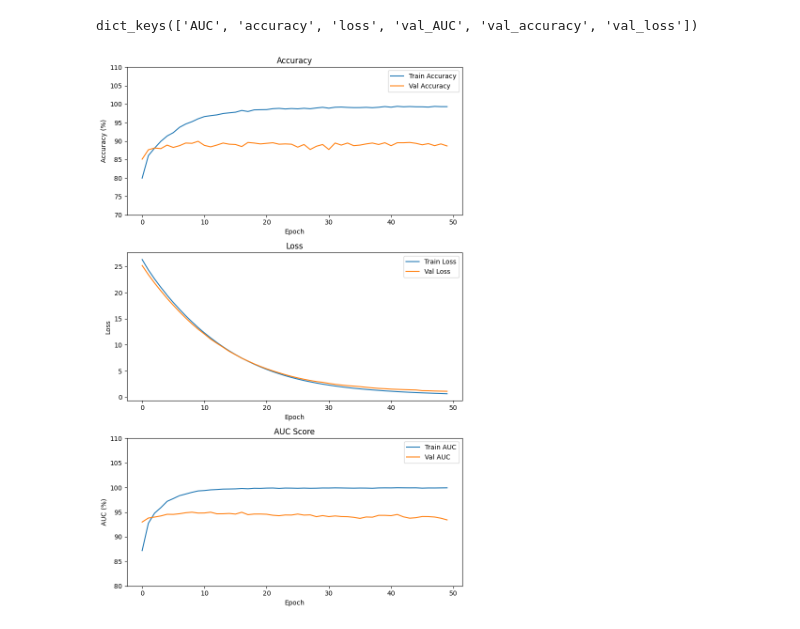
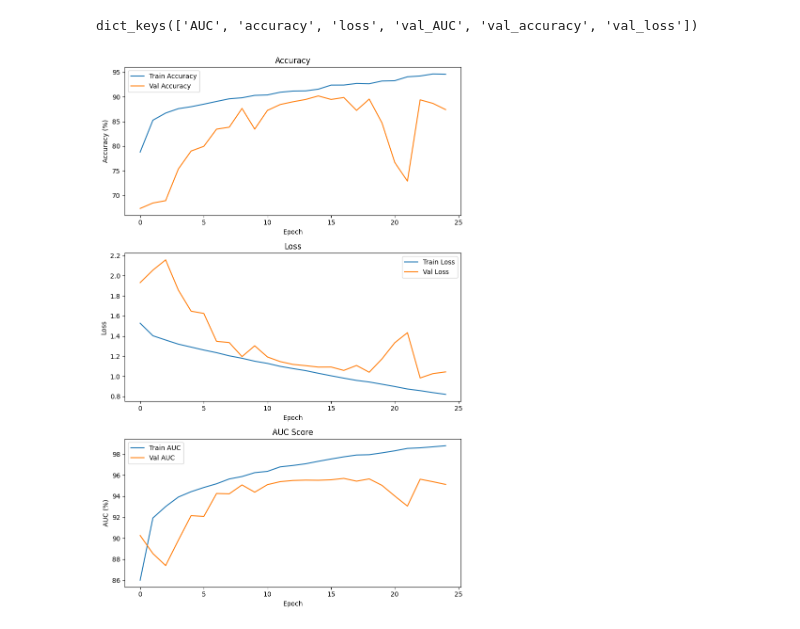
Before and after one commit to nishmakafle/thesis_research, a Jupyter notebook: final_improved_model.ipynb, the cells around one changed output. Saved outputs shown, nothing was run; the diff lists cells and outputs as text; code cells hidden in the pictures.

Commit message:
decreased neurons unfreeze 5 layers not good graph feb 26

```diff
--- a/final_improved_model.ipynb
+++ b/final_improved_model.ipynb
@@ -77,20 +77,23 @@ def build_model(image_size=(224, 224)):
     base_model = MobileNetV2(
         weights="imagenet", include_top=False, input_tensor=input_tensor
     )
-    for layer in base_model.layers[:-3]:
+
+    # Freeze all layers except the last 5 for fine-tuning
+    for layer in base_model.layers[:-5]:
         layer.trainable = False
-    for layer in base_model.layers[-3:]:
+    for layer in base_model.layers[-5:]:
         layer.trainable = True
 
-    x = Flatten()(base_model.output)
-    x = Dense(1024, activation="relu", kernel_regularizer=regularizers.l2(0.01))(x)
+    x = GlobalAveragePooling2D()(base_model.output)  # More efficient than Flatten
+    x = Dense(512, activation="relu", kernel_regularizer=regularizers.l2(0.001))(x)
     x = Dropout(0.5)(x)
-    x = Dense(512, activation="relu", kernel_regularizer=regularizers.l2(0.01))(x)
+    x = Dense(256, activation="relu", kernel_regularizer=regularizers.l2(0.001))(x)
     x = Dropout(0.5)(x)
     output = Dense(1, activation="sigmoid")(x)
+
     model = Model(inputs=base_model.input, outputs=output)
     model.compile(
-        optimizer=Adam(learning_rate=1e-5),
+        optimizer=Adam(learning_rate=2e-5),  # Slightly faster learning
         loss="binary_crossentropy",
         metrics=["accuracy", "AUC"],
     )
@@ -182,7 +185,7 @@ dataset_path = r"./CASIA22"
 X, y = prepare_dataset(dataset_path, image_size)
 # %%
 # Step 4: Train model
-model, history, X_test, y_test = train_model(model, X, y, epochs=50)
+model, history, X_test, y_test = train_model(model, X, y, epochs=25)
 # %% [output]
 (10091, 224, 224, 3) (10091,)
 (1261, 224, 224, 3) (1261,)
@@ -242,33 +245,33 @@ def plot_training_curves(history):
     ax[0].plot(np.array(history.history['accuracy']) * 100, label='Train Accuracy')
     ax[0].plot(np.array(history.history['val_accuracy']) * 100, label='Val Accuracy')
     ax[0].set_title('Accuracy')
     ax[0].set_ylabel('Accuracy (%)')
     ax[0].set_xlabel('Epoch')
-    ax[0].set_ylim(70, 110)
+    # ax[0].set_ylim(70, 110)
     ax[0].legend()
 
     # Loss (Keep original scale)
     ax[1].plot(np.array(history.history['loss']), label='Train Loss')
     ax[1].plot(np.array(history.history['val_loss']), label='Val Loss')
     ax[1].set_title('Loss')
     ax[1].set_ylabel('Loss')
     ax[1].set_xlabel('Epoch')
     # ax[1].set_ylim(0, 30)
     ax[1].legend()
 
     # AUC (Scaled to 0-100%)
     ax[2].plot(np.array(history.history['AUC']) * 100, label='Train AUC')
     ax[2].plot(np.array(history.history['val_AUC']) * 100, label='Val AUC')
     ax[2].set_title('AUC Score')
     ax[2].set_ylabel('AUC (%)')
     ax[2].set_xlabel('Epoch')
-    ax[2].set_ylim(80, 110)
+    # ax[2].set_ylim(80, 110)
     ax[2].legend()
 
     plt.tight_layout()  # Adjust layout for better spacing
     plt.show()
 # Step 6: Plot training curves
 plot_training_curves(history)
 # %% [output]
 dict_keys(['AUC', 'accuracy', 'loss', 'val_AUC', 'val_accuracy', 'val_loss'])
-[figure, old version]
+[figure, new version]
```
Also changed, not shown: parts of 3 cells of this notebook.
